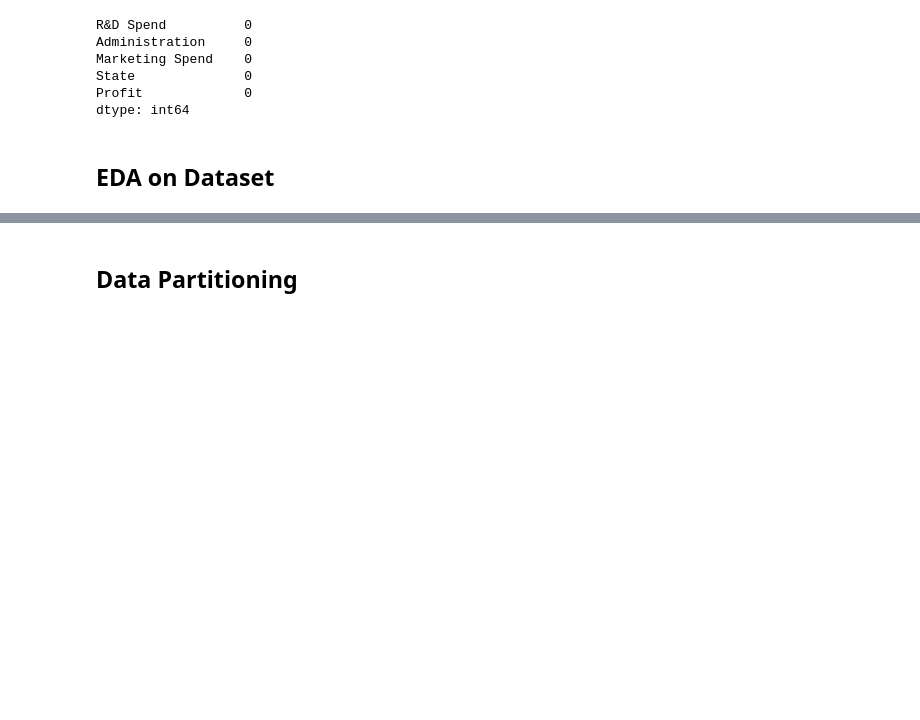
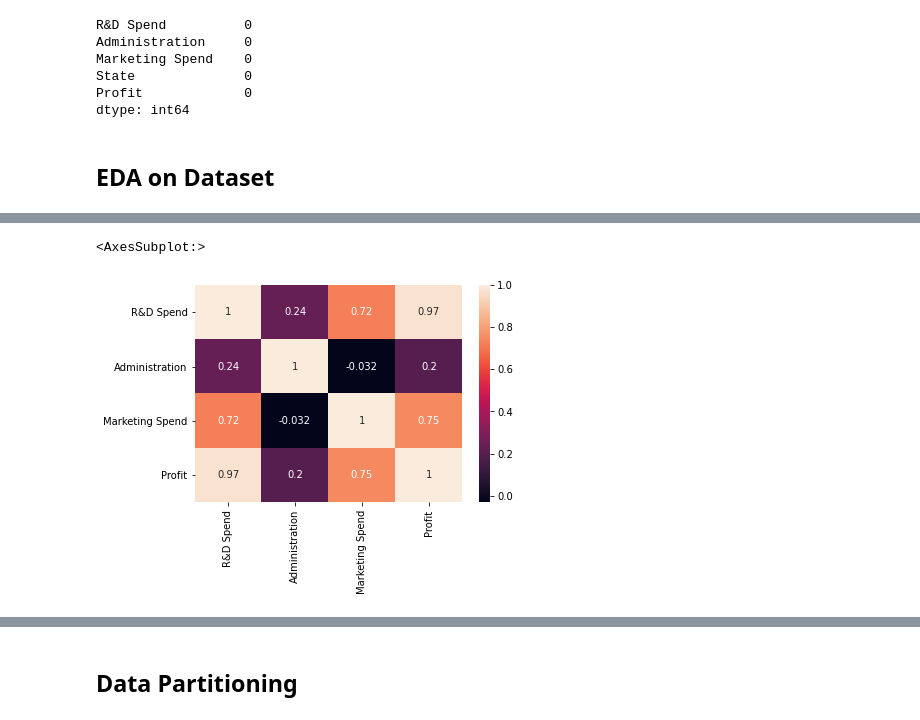
Before and after one commit to ksaurabh2468/enigma, a Jupyter notebook: enigma_TeamBeingArtificial.ipynb, the cells around one changed output, grey strips where cells are left out. Cells and saved outputs as stored; diff of their text form; code cells hidden in the pictures; blank space fills up the shorter version.

```diff
--- a/enigma_TeamBeingArtificial.ipynb
+++ b/enigma_TeamBeingArtificial.ipynb
@@ -83,5 +90,8 @@ sns.barplot(x='State',y='Profit',data=dataset, palette="Blues_d")
 # %%
 #gives positive & negative relation between categories
-sns.heatmap(dataset.corr(), annot=True)
+sns.heatmap(df.corr(), annot=True)
+# %% [output]
+<AxesSubplot:>
+[figure, added]
 # %%
 # spread of profit against state
```
Also changed, not shown: parts of 14 cells of this notebook.
